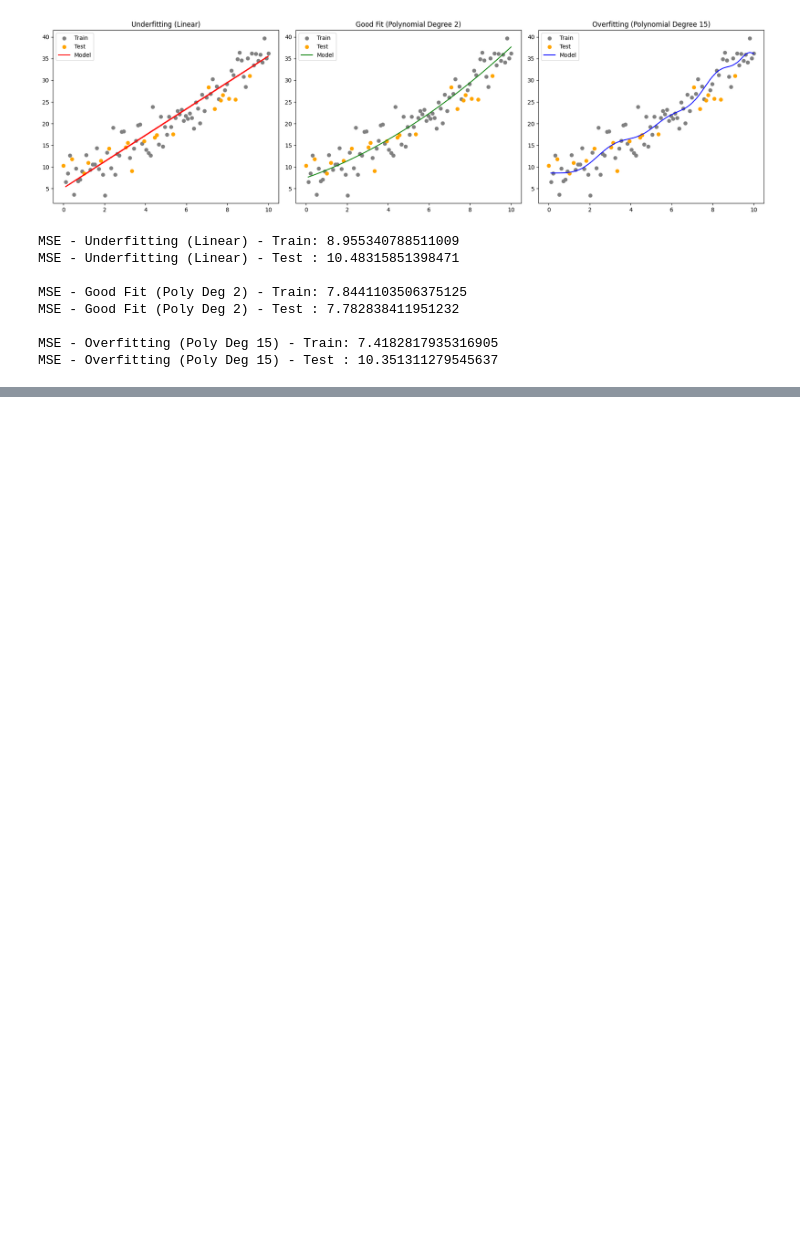
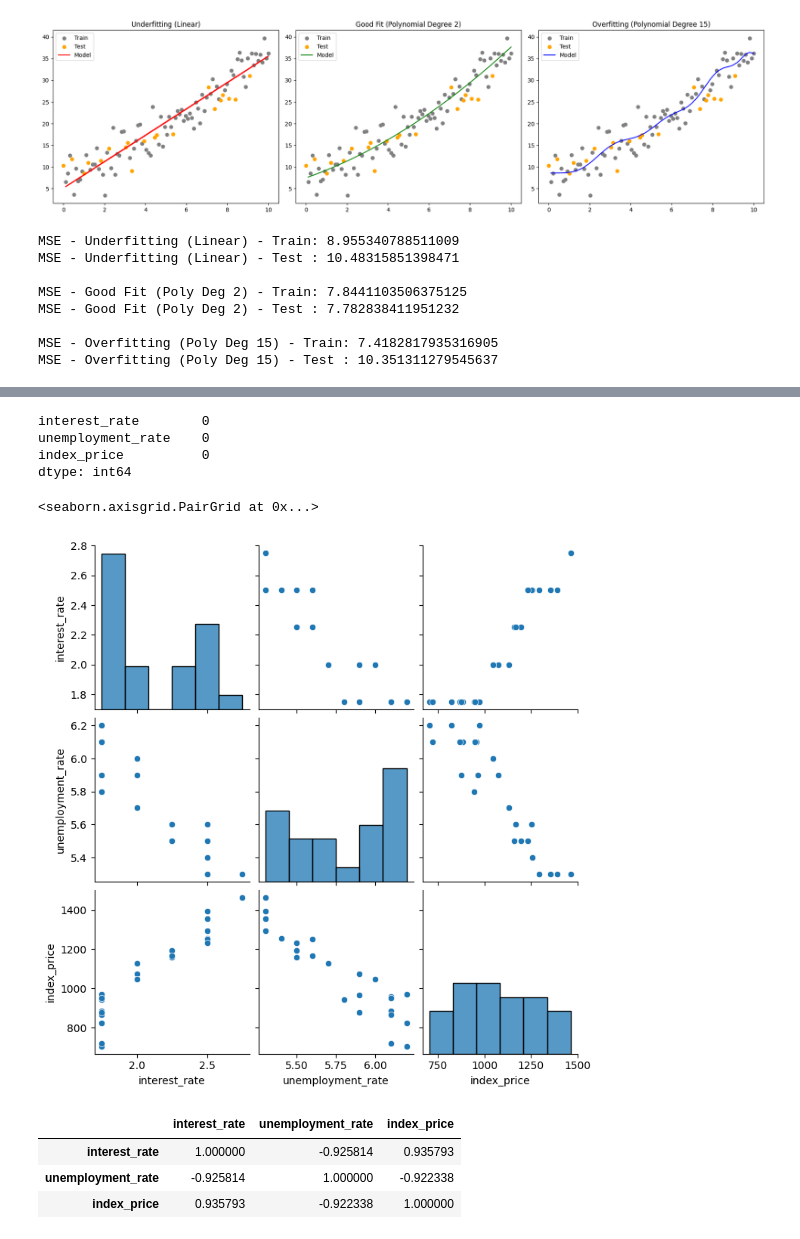
Before and after one commit to abhik12295/Data-Science-Learning, a Jupyter notebook: Core ML Topics/5. ML Algos/1. Linear Regression.ipynb, the cells around one changed output, grey strips where cells are left out. Cells and saved outputs as stored; diff of their text form; code cells hidden in the pictures; blank space fills up the shorter version.

```diff
--- a/Core ML Topics/5. ML Algos/1. Linear Regression.ipynb
+++ b/Core ML Topics/5. ML Algos/1. Linear Regression.ipynb
@@ -583,0 +780,2 @@ Linear Regression (sklearn):
+# %%
+df = pd.read_csv(r"C:\Users\stuar\Desktop\Data Science Learning\Core ML Topics\5. ML Algos\economic_index.csv", index_col=0 )
@@ -583,0 +791,3 @@ Linear Regression (sklearn):
+# %%
+# drop unnecessary columns
+df.drop(columns=['year', 'month'], axis = 1, inplace=True)
@@ -583,0 +803,20 @@ Linear Regression (sklearn):
+# %%
+df.isnull().sum()
+# %% [output]
+interest_rate        0
+unemployment_rate    0
+index_price          0
+dtype: int64
+# %%
+## visualize the data
+sns.pairplot(df)
+# %% [output]
+<seaborn.axisgrid.PairGrid at 0x...>
+[figure, added]
+# %%
+df.corr()
+# %% [output]
+|  | interest_rate | unemployment_rate | index_price |
+| interest_rate | 1.000000 | -0.925814 | 0.935793 |
+| unemployment_rate | -0.925814 | 1.000000 | -0.922338 |
+| index_price | 0.935793 | -0.922338 | 1.000000 |
```
Also changed, not shown: parts of 60 cells of this notebook.
